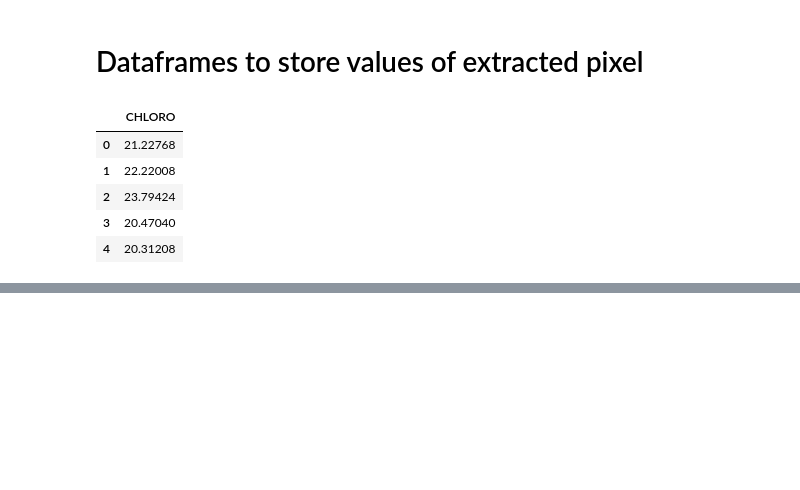
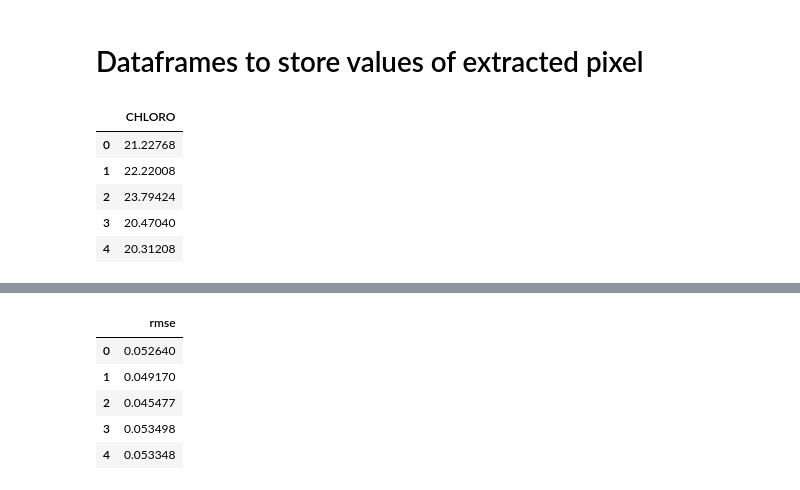
Before and after one commit to 215035638/renameFileExtention, a Jupyter notebook: PROSAIL INVERSION.ipynb, the cells around one changed output, grey strips where cells are left out. Drawn from its saved outputs; the diff is of its cells as text; code cells hidden in the pictures; blank space fills up the shorter version.

```diff
--- a/PROSAIL INVERSION.ipynb
+++ b/PROSAIL INVERSION.ipynb
@@ -215,13 +191,15 @@ plt.plot(measured.T);
 # %%
 meas=np.array(measured)/np.mean(np.array(measured))*np.mean(np.array(simulated))
 cab = []
+rmse = []
 for i in np.arange(40):
 #     print(np.sum((np.array(simulated)-np.array(measured)[i,:])**2,axis=1))
     mses=np.sum((np.array(simulated)-meas[i,:])**2,axis=1)
     ind=np.argmin(mses)
     cab.append(chloro[i])
     #print(chloro[i])
-    #print(ind,chloro[i], mses[ind])
+    print(ind, mses[ind])
+    rmse.append(mses[ind])
+
 chlorophyll = pd.DataFrame(cab, columns = ['chlor'])
-chlorophyll.head()
 # %% [output]
@@ -234,3 +223,14 @@ chlorophyll.head()
+# %%
+RMSE = pd.DataFrame(rmse, columns = ['rmse'])
+RMSE.head()
+#RMSE.to_excel("/Users/BSibiya/Desktop/study_area/rmse2.xlsx")
+# %% [output]
+|  | rmse |
+| 0 | 0.052640 |
+| 1 | 0.049170 |
+| 2 | 0.045477 |
+| 3 | 0.053498 |
+| 4 | 0.053348 |
 # %%
 new_data_simulated = simulated.T
 # %%
```
Also changed, not shown: parts of 12 cells of this notebook, 9 other files.
